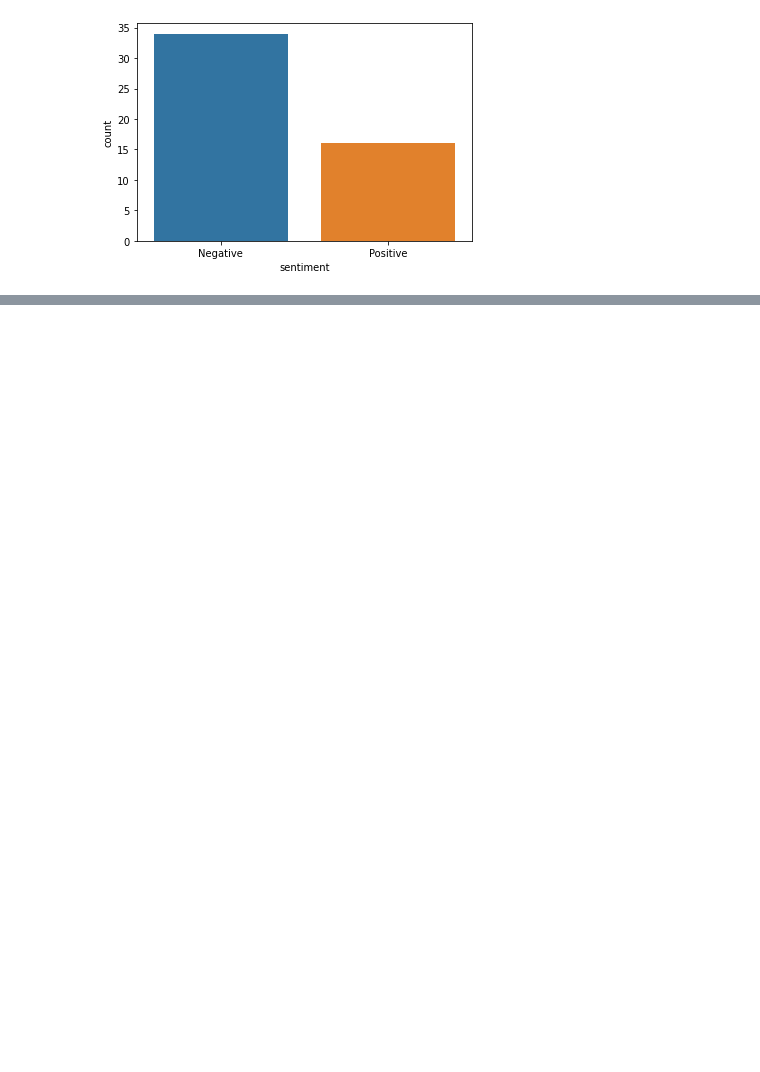
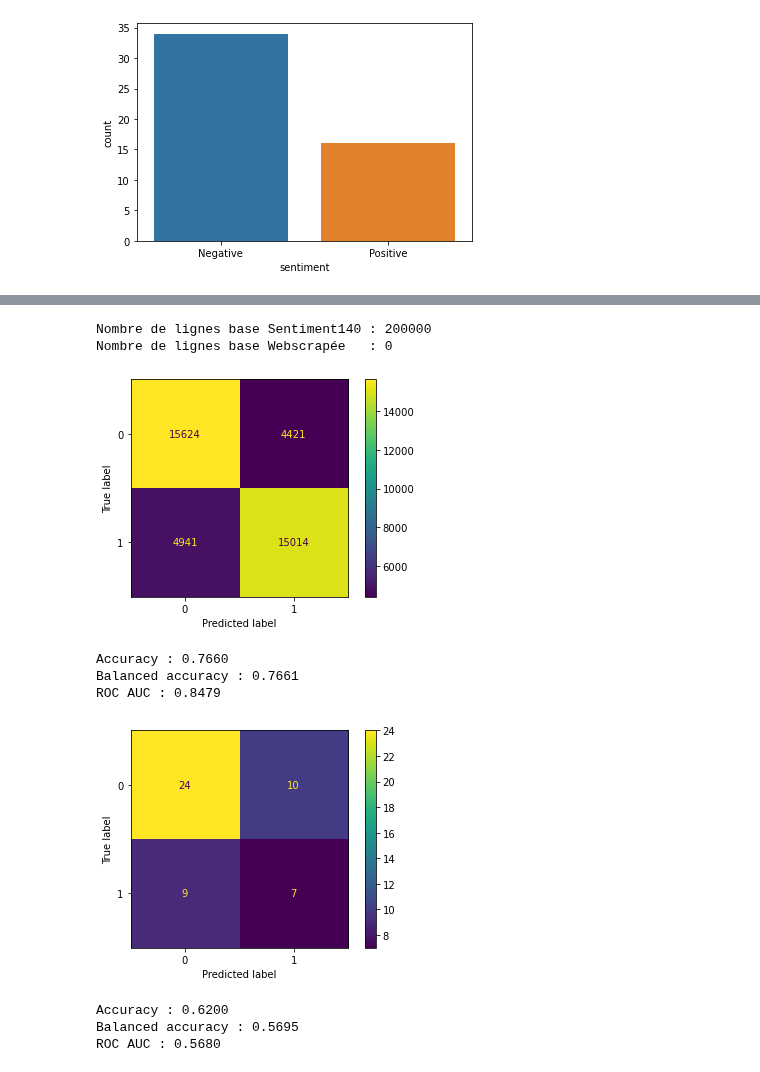
Before and after one commit to baptiste-pasquier/data_2A, a Jupyter notebook: model-semi.ipynb, the cells around one changed output, grey strips where cells are left out. Drawn from its saved outputs; the diff is of its cells as text; code cells hidden in the pictures; blank space fills up the shorter version.

```diff
--- a/model-semi.ipynb
+++ b/model-semi.ipynb
@@ -235,0 +276,51 @@ Wall time: 4.12 s
+# %%
+def conf_matrix_semi(X_140, y_140_bool, X_web, X_web_cat, y_web_cat_bool, vectorizer, facteur=None, beta=1, verbose=True):
+    if facteur or facteur==0:
+        correction = int((len(X_140)/(len(X_web))) * facteur)
+        X_web_new = X_web * correction
+    else:
+        X_web_new = X_web
+
+    print(f"Nombre de lignes base Sentiment140 : {len(X_140)}")
+    print(f"Nombre de lignes base Webscrapée   : {len(X_web_new)}")
+
+    model = MultinomialNBSS(alpha=1, beta=beta)
+
+    X_train_140, X_test_140, y_train_140, y_test_140 = train_test_split(X_140, y_140_bool, train_size=0.80, random_state=1234)
+
+    X_train_all = X_train_140 + X_web_new
+    y_train_all = y_train_140 + [-1]*len(X_web_new)
+    X_train_all = vectorizer.fit_transform(X_train_all)
+
+    model.fit(X_train_all, y_train_all)
+
+    X_test_140_vec = vectorizer.transform(X_test_140)
+    y_pred_140 = model.predict(X_test_140_vec)
+
+    X_web_cat_vec = vectorizer.transform(X_web_cat)
+    y_pred_web_cat = model.predict(X_web_cat_vec)
+
+    for (X_test, y_test, y_pred) in [(X_test_140_vec, y_test_140, y_pred_140), (X_web_cat_vec, y_web_cat_bool, y_pred_web_cat)]:
+        sc_accuracy = metrics.accuracy_score(y_pred, y_test)
+        sc_balanced_accuracy = metrics.balanced_accuracy_score(y_pred, y_test)
+        sc_roc_auc = metrics.roc_auc_score(y_test, model.predict_proba(X_test)[:, 1])
+
+        if verbose:
+            metrics.plot_confusion_matrix(model, X_test, y_test)
+            plt.show()
+            print(f"Accuracy : {sc_accuracy:.4f}")
+            print(f"Balanced accuracy : {sc_balanced_accuracy:.4f}")
+            print(f"ROC AUC : {sc_roc_auc:.4f}")
+# %%
+conf_matrix_semi(X_140, y_140_bool, X_web, X_web_cat, y_web_cat_bool, TfidfVectorizer(max_features=6000), facteur=0)
+# %% [output]
+Nombre de lignes base Sentiment140 : 200000
+Nombre de lignes base Webscrapée   : 0
+[figure, added]
+Accuracy : 0.7660
+Balanced accuracy : 0.7661
+ROC AUC : 0.8479
+[figure, added]
+Accuracy : 0.6200
+Balanced accuracy : 0.5695
+ROC AUC : 0.5680
```
Also changed, not shown: parts of 24 cells of this notebook, 2 other files.
